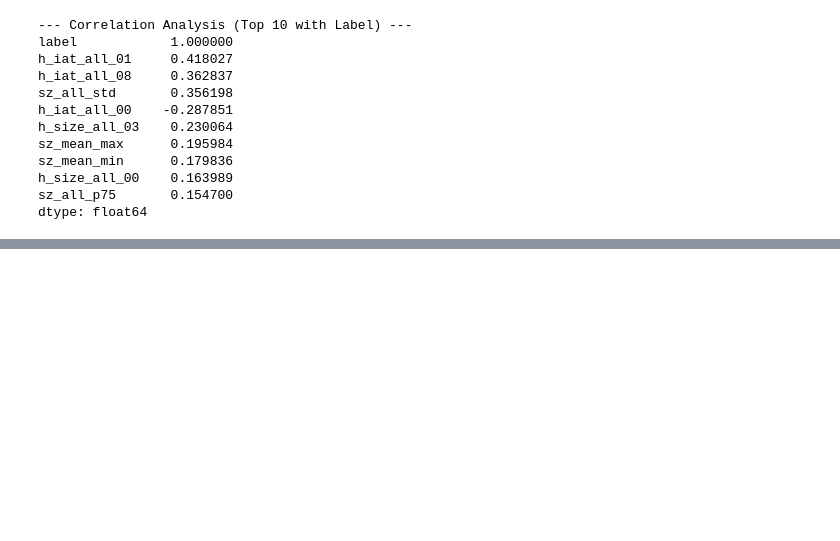
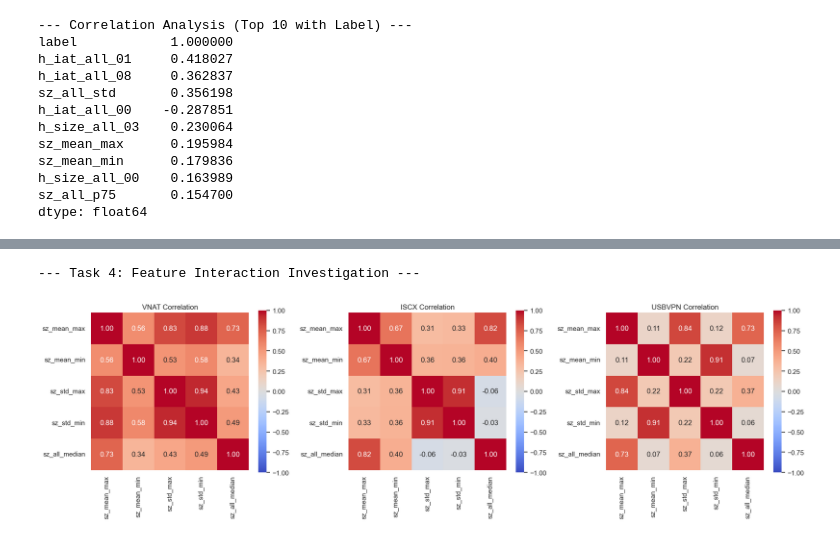
Before and after one commit to MalinaDumitrescu/ai-vpn-firewall, a Jupyter notebook: notebooks/17_dataset_audit.ipynb, the cells around one changed output, grey strips where cells are left out. Drawn from its saved outputs; the diff is of its cells as text; code cells hidden in the pictures; blank space fills up the shorter version.

```diff
--- a/notebooks/17_dataset_audit.ipynb
+++ b/notebooks/17_dataset_audit.ipynb
@@ -296,3 +287,21 @@ sz_mean_min      0.179836
 h_size_all_00    0.163989
 sz_all_p75       0.154700
 dtype: float64
+# %%
+print("\n" + "="*60)
+print("4. FORENSIC MULTI-DOMAIN DATA ANALYSIS (VNAT, ISCX, USBVPN)")
+print("="*60)
+
+logger.info("Loading USBVPN data for forensic analysis...")
+try:
+    usbvpn_flows = pd.read_parquet(paths.data_processed / "usbvpn" / "flows.parquet")
+    usbvpn_df = usbvpn_flows.copy()
+    usbvpn_df["dataset"] = "usbvpn"
+
+    # Combine all three datasets for this specific analysis
+    # Since USBVPN is already pre-extracted in flows.parquet!
+    forensic_df = pd.concat([df_features[df_features["dataset"].isin(["vnat", "iscx"])], usbvpn_df], ignore_index=True)
+
+except Exception as e:
+    logger.error(f"Could not load USBVPN data: {e}")
+    forensic_df = df_features.copy()
@@ -298,0 +443,36 @@ dtype: float64
+# %%
+# Task 4: Feature Interaction Investigation
+print("\n--- Task 4: Feature Interaction Investigation ---")
+blind_5 = ["sz_mean_max", "sz_mean_min", "sz_std_max", "sz_std_min", "sz_all_median"]
+available_blind_5 = [f for f in blind_5 if f in forensic_df.columns]
+
+if available_blind_5:
+    datasets = forensic_df["dataset"].unique()
+    # Create subplots dynamically based on datasets
+    fig, axes = plt.subplots(1, len(datasets), figsize=(6 * len(datasets), 5))
+    if len(datasets) == 1:
+        axes = [axes] # Make it iterable
+
+    for ax, dataset in zip(axes, datasets):
+        ds_data = forensic_df[forensic_df["dataset"] == dataset][available_blind_5]
+        # Drop columns with zero variance to avoid NaN correlations
+        numeric_cols_interaction = ds_data.select_dtypes(include=np.number).columns
+        std_devs_interaction = ds_data[numeric_cols_interaction].std()
+
+        valid_cols_dict = std_devs_interaction.to_dict()
+        valid_cols_interaction = [col for col, std in valid_cols_dict.items() if std > 0]
+
+        cols_to_use = [c for c in available_blind_5 if c in valid_cols_interaction]
+
+        if len(cols_to_use) > 0:
+            corr_matrix = ds_data[cols_to_use].corr()
+            sns.heatmap(corr_matrix, annot=True, cmap="coolwarm", center=0, vmin=-1, vmax=1, ax=ax, square=True, fmt=".2f")
+            ax.set_title(f"{dataset.upper()} Correlation")
+        else:
+            ax.set_title(f"{dataset.upper()} (No variance)")
+
+    plt.tight_layout()
+    plt.show()
+# %% [output]
+--- Task 4: Feature Interaction Investigation ---
+[figure, added]
```
Also changed, not shown: parts of 13 cells of this notebook, 10 other files.
